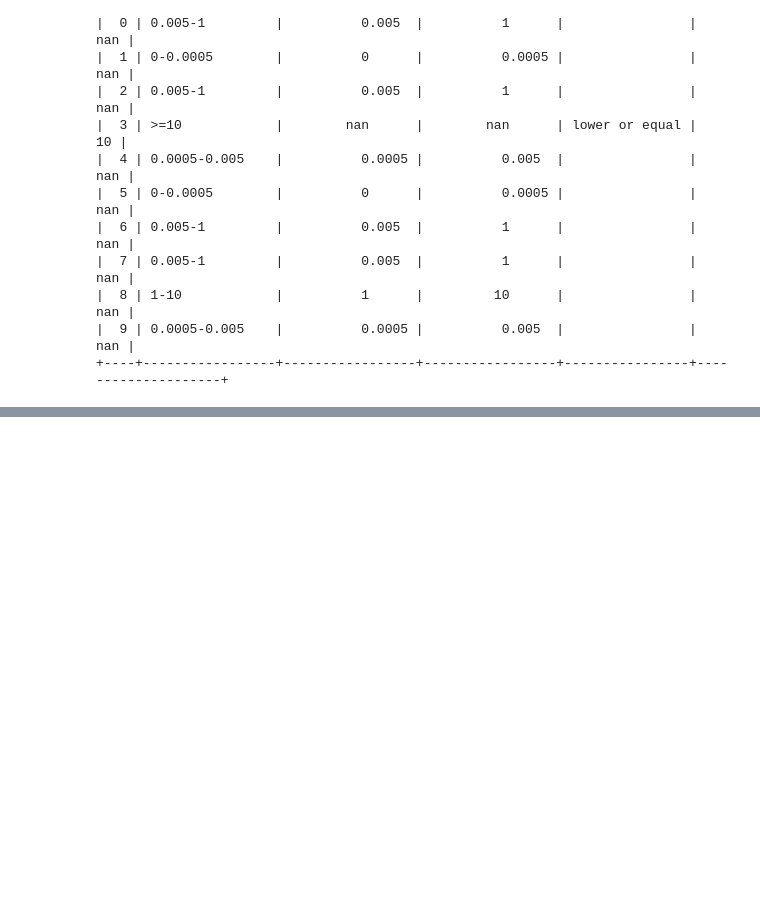
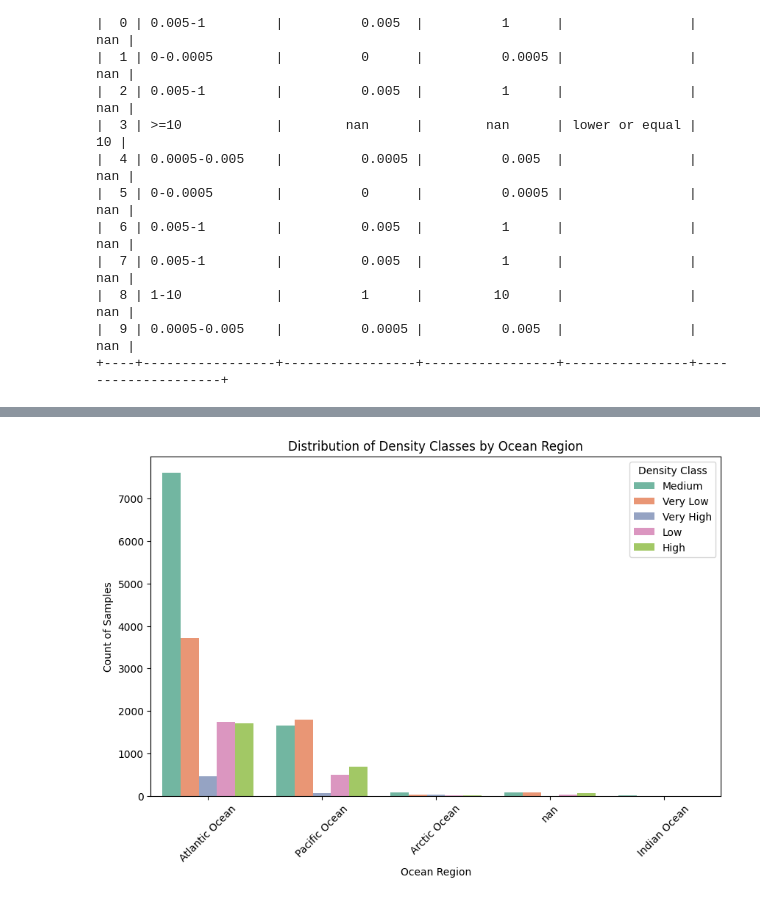
Before and after one commit to nataliaboaventura/microplastic, a Jupyter notebook: Marine_Microplastics.ipynb, the cells around one changed output, grey strips where cells are left out. Saved outputs shown, nothing was run; the diff lists cells and outputs as text; code cells hidden in the pictures; blank space fills up the shorter version.

```diff
--- a/Marine_Microplastics.ipynb
+++ b/Marine_Microplastics.ipynb
@@ -278,0 +286,16 @@ print(tabulate(df[['Density Range', 'Lower_Density', 'Upper_Density', 'Operator'
+# %%
+df['Density Class'] = df['Density Class'].astype(str)
+df['Oceans'] = df['Oceans'].astype(str)
+
+# Plotting
+plt.figure(figsize=(10,6))
+sns.countplot(data=df, x='Oceans', hue='Density Class', palette='Set2')
+
+plt.title('Distribution of Density Classes by Ocean Region')
+plt.xlabel('Ocean Region')
+plt.ylabel('Count of Samples')
+plt.xticks(rotation=45)
+plt.legend(title='Density Class', loc='upper right')
+plt.show()
+# %% [output]
+[figure, added]
```
Also changed, not shown: parts of 5 cells of this notebook.
